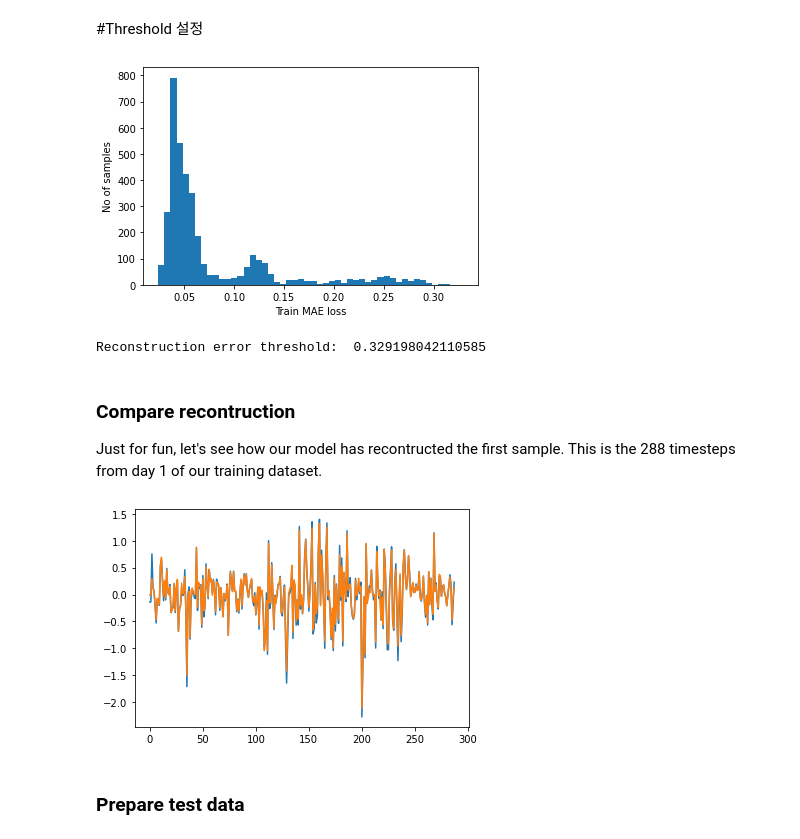
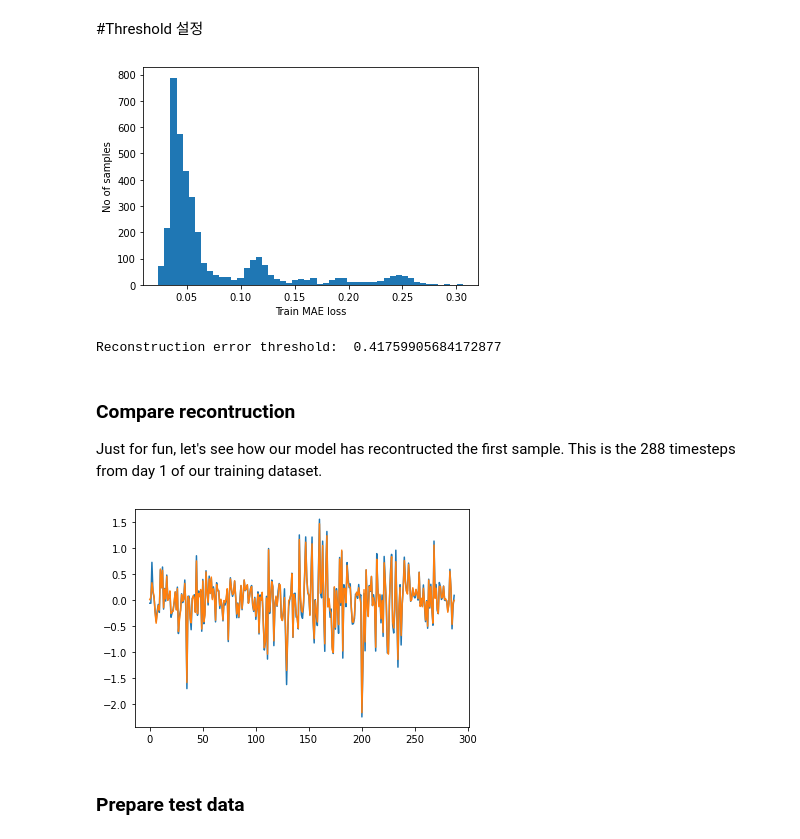
Before and after one commit to ptah0414/stock-coin-price-prediction, a Jupyter notebook: 06_03_lunacoin_anomaly_detection.ipynb, the cells around one changed output. Cells and saved outputs as stored; diff of their text form; code cells hidden in the pictures.

```diff
--- a/06_03_lunacoin_anomaly_detection.ipynb
+++ b/06_03_lunacoin_anomaly_detection.ipynb
@@ -259,7 +259,7 @@ since this is a reconstruction model.
 history = model.fit(
     x_train,
     x_train,
-    epochs=5,
+    epochs=50,
     batch_size=128,
     validation_split=0.1,
     callbacks=[
@@ -312,19 +312,20 @@ familiar with. We will label this sample as an `anomaly`.
 # %%
 # Get train MAE loss.
 x_train_pred = model.predict(x_train)
 train_mae_loss = np.mean(np.abs(x_train_pred - x_train), axis=1)
 
 plt.hist(train_mae_loss, bins=50)
 plt.xlabel("Train MAE loss")
 plt.ylabel("No of samples")
 plt.show()
 
 # Get reconstruction loss threshold.
-threshold = np.max(train_mae_loss)
+# threshold = np.max(train_mae_loss)
+threshold = np.mean(train_mae_loss) + 6 * np.std(train_mae_loss)
 print("Reconstruction error threshold: ", threshold)
 # %% [output]
-[figure, old version]
+[figure, new version]
-Reconstruction error threshold:  0.329198042110585
+Reconstruction error threshold:  0.41759905684172877
 # %% [markdown]
 ### Compare recontruction
 
@@ -336,7 +337,7 @@ plt.plot(x_train[0])
 plt.plot(x_train_pred[0])
 plt.show()
 # %% [output]
-[figure, old version]
+[figure, new version]
 # %% [markdown]
 ### Prepare test data
 # %%
```
Also changed, not shown: parts of 14 cells of this notebook.
